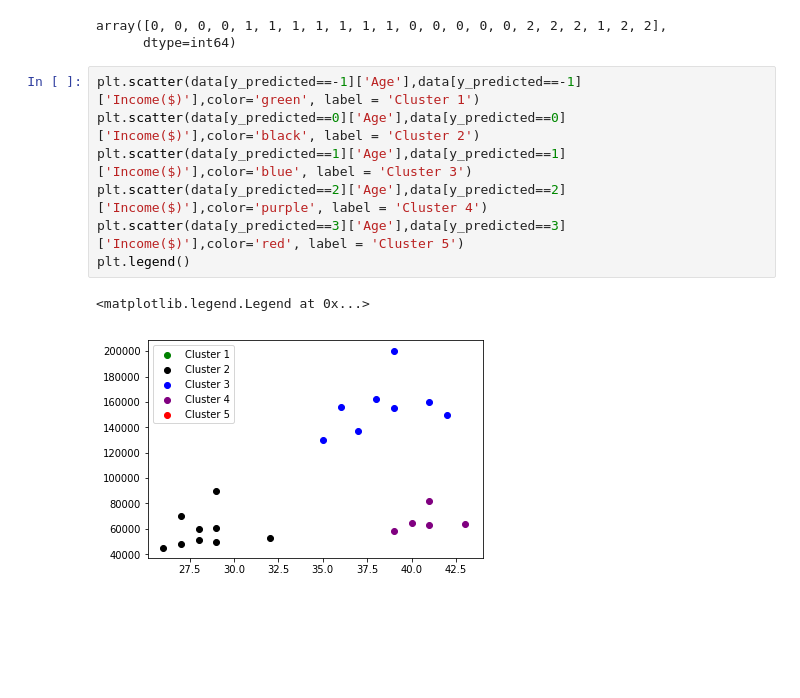
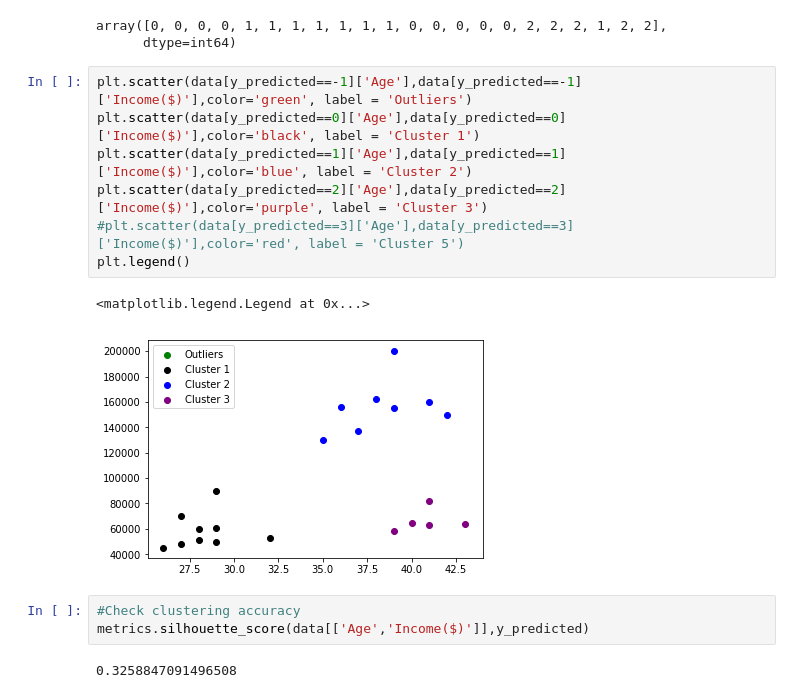
Before and after one commit to nitinpatil301a/Clustering, a Jupyter notebook: Kmeans,hierarchical,DBSCAN.ipynb, the cells around one changed output. Saved outputs shown, nothing was run; the diff lists cells and outputs as text; blank space fills up the shorter version.

Commit message:
With silhouette_score

```diff
--- a/Kmeans,hierarchical,DBSCAN.ipynb
+++ b/Kmeans,hierarchical,DBSCAN.ipynb
@@ -116,12 +127,17 @@ y_predicted
 array([0, 0, 0, 0, 1, 1, 1, 1, 1, 1, 1, 0, 0, 0, 0, 0, 2, 2, 2, 1, 2, 2],
       dtype=int64)
 # %%
-plt.scatter(data[y_predicted==-1]['Age'],data[y_predicted==-1]['Income($)'],color='green', label = 'Cluster 1')
-plt.scatter(data[y_predicted==0]['Age'],data[y_predicted==0]['Income($)'],color='black', label = 'Cluster 2')
-plt.scatter(data[y_predicted==1]['Age'],data[y_predicted==1]['Income($)'],color='blue', label = 'Cluster 3')
-plt.scatter(data[y_predicted==2]['Age'],data[y_predicted==2]['Income($)'],color='purple', label = 'Cluster 4')
-plt.scatter(data[y_predicted==3]['Age'],data[y_predicted==3]['Income($)'],color='red', label = 'Cluster 5')
+plt.scatter(data[y_predicted==-1]['Age'],data[y_predicted==-1]['Income($)'],color='green', label = 'Outliers')
+plt.scatter(data[y_predicted==0]['Age'],data[y_predicted==0]['Income($)'],color='black', label = 'Cluster 1')
+plt.scatter(data[y_predicted==1]['Age'],data[y_predicted==1]['Income($)'],color='blue', label = 'Cluster 2')
+plt.scatter(data[y_predicted==2]['Age'],data[y_predicted==2]['Income($)'],color='purple', label = 'Cluster 3')
+#plt.scatter(data[y_predicted==3]['Age'],data[y_predicted==3]['Income($)'],color='red', label = 'Cluster 5')
 plt.legend()
 # %% [output]
 <matplotlib.legend.Legend at 0x...>
-[figure, old version]
+[figure, new version]
+# %%
+#Check clustering accuracy
+metrics.silhouette_score(data[['Age','Income($)']],y_predicted)
+# %% [output]
+0.3258847091496508
```
Also changed, not shown: parts of 5 cells of this notebook.
